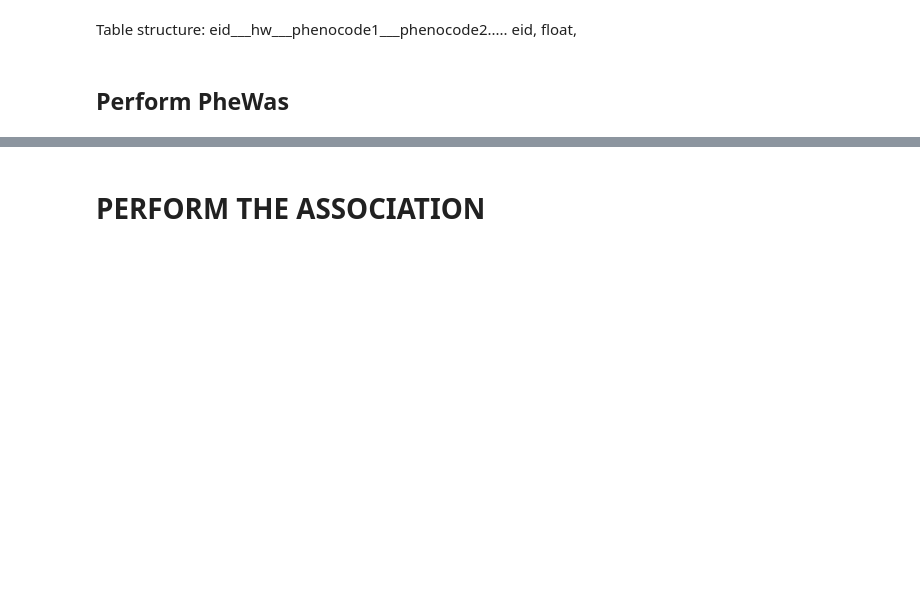
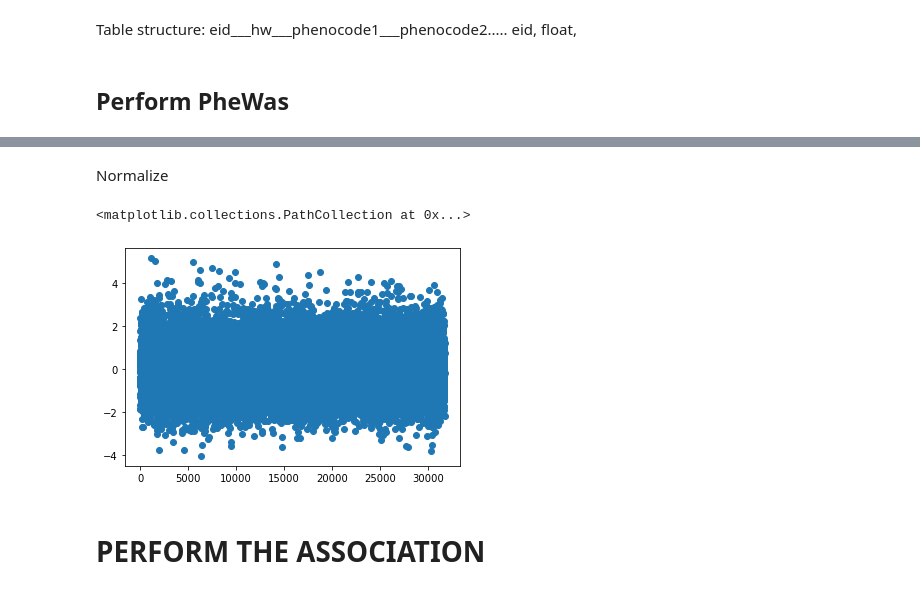
Before and after one commit to vukadinovic936/sphericity, a Jupyter notebook: PheWas/PheWas.ipynb, the cells around one changed output, grey strips where cells are left out. Cells and saved outputs as stored; diff of their text form; code cells hidden in the pictures; blank space fills up the shorter version.

```diff
--- a/PheWas/PheWas.ipynb
+++ b/PheWas/PheWas.ipynb
@@ -193,4 +331,11 @@ phe_table
 31716 rows × 1869 columns
+# %% [markdown]
+Normalize
+# %%
+plt.scatter(np.arange(len(phe_table['pheno'])),phe_table['pheno'])
+# %% [output]
+<matplotlib.collections.PathCollection at 0x...>
+[figure, added]
 # %% [markdown]
 # PERFORM THE ASSOCIATION
 # %%
```
Also changed, not shown: parts of 60 cells of this notebook.
